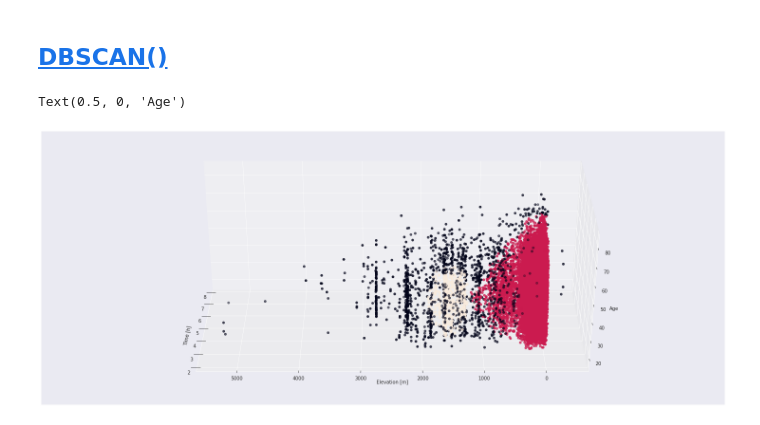
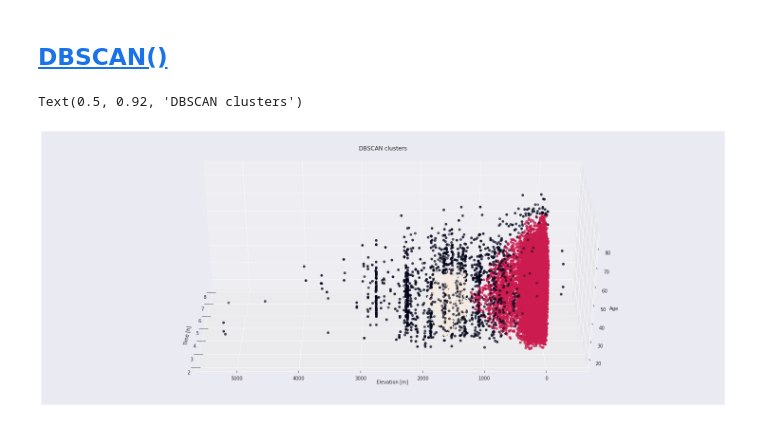
Before and after one commit to mijapa/BostonMarathonAnalisys, a Jupyter notebook: Boston_Clustering_Std_OfElAa_DBSCAN.ipynb, the cells around one changed output. Drawn from its saved outputs; the diff is of its cells as text; code cells hidden in the pictures.

Commit message:
correct plot label

```diff
--- a/Boston_Clustering_Std_OfElAa_DBSCAN.ipynb
+++ b/Boston_Clustering_Std_OfElAa_DBSCAN.ipynb
@@ -56,26 +56,27 @@ scaled_points = scaler.fit_transform(points)
 # %%
 #funkcje jądrowe dokonują nieliniowej transformacji punktów do przestrzeni wielowymiarowej
 #TRIKI JĄDROWE
 #dbscan bierze pod uwagę gęstość punktów między sobą,
 #znajduje pewne punkty rdzeniowe (żeby punkt był rdzeniowy musi być w koł niego odpowiednia liczba punktów)
 #wszystkie punkty w okolicach jednego rdzenia i jego punkty brzegowe tworzą jeden klaster
 #wyznaczamy odległości punktów względem siebie, a nie danego klastara
 from sklearn.cluster import DBSCAN
 db = DBSCAN(eps=0.45, min_samples=50, metric="euclidean").fit(scaled_points)
 from mpl_toolkits.mplot3d import Axes3D
 
 #każdy kolejny klaster dostaje inny kolor
 fig = plt.figure(figsize=(20,8))
 ax = Axes3D(fig, elev=30, azim=180)
 ax.scatter(points[:, 0], points[:, 1], points[:, 2],
                c=db.labels_)
 ax.set_xlabel('Time [h]')
 ax.set_ylabel('Elevation [m]')
 ax.set_zlabel('Age')
+ax.set_title("DBSCAN clusters")
 
 #klastrowanie w oparciu o wiek, czas uzyskany przez zawodnika, wysokość miasta zamieszkania
 #wyrózniona grupa zawodników z miast o wysokości między 0, a 500 m
 #wyrózniona grupa zawodników z miast o wysokości między 1000, a 2000 m
 # %% [output]
-Text(0.5, 0, 'Age')
+Text(0.5, 0.92, 'DBSCAN clusters')
-[figure, old version]
+[figure, new version]
```
